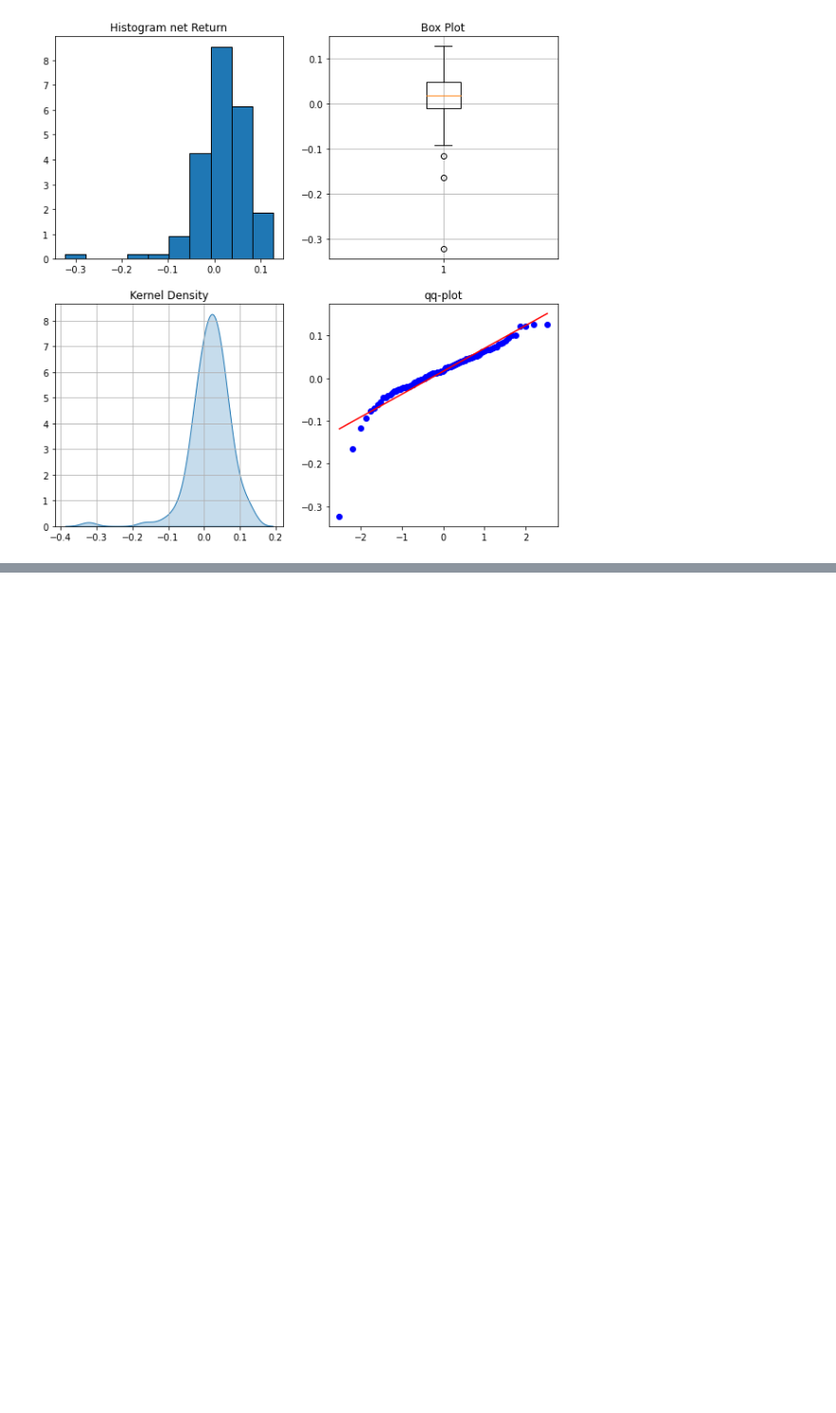
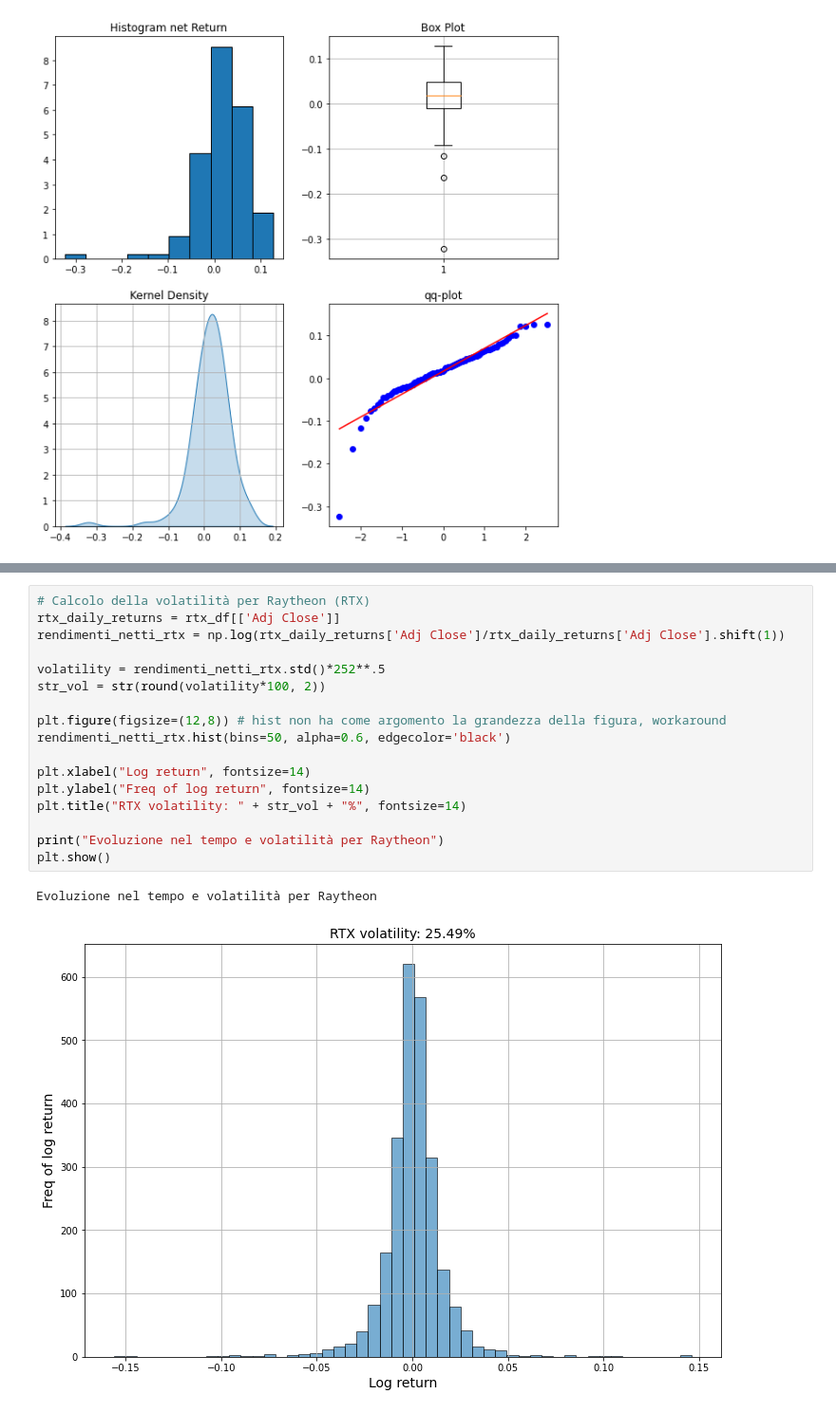
Before and after one commit to tommcamm/BISF-Project, a Jupyter notebook: python/Notebook del progetto.ipynb, the cells around one changed output, grey strips where cells are left out. Shown at 95% size. Drawn from its saved outputs; the diff is of its cells as text; blank space fills up the shorter version.

```diff
--- a/python/Notebook del progetto.ipynb
+++ b/python/Notebook del progetto.ipynb
@@ -874,0 +982,20 @@ plt.show()
+# %%
+# Calcolo della volatilità per Raytheon (RTX)
+rtx_daily_returns = rtx_df[['Adj Close']]
+rendimenti_netti_rtx = np.log(rtx_daily_returns['Adj Close']/rtx_daily_returns['Adj Close'].shift(1))
+
+volatility = rendimenti_netti_rtx.std()*252**.5
+str_vol = str(round(volatility*100, 2))
+
+plt.figure(figsize=(12,8)) # hist non ha come argomento la grandezza della figura, workaround
+rendimenti_netti_rtx.hist(bins=50, alpha=0.6, edgecolor='black')
+
+plt.xlabel("Log return", fontsize=14)
+plt.ylabel("Freq of log return", fontsize=14)
+plt.title("RTX volatility: " + str_vol + "%", fontsize=14)
+
+print("Evoluzione nel tempo e volatilità per Raytheon")
+plt.show()
+# %% [output]
+Evoluzione nel tempo e volatilità per Raytheon
+[figure, added]
```
Also changed, not shown: parts of 25 cells of this notebook, 2 other files.
